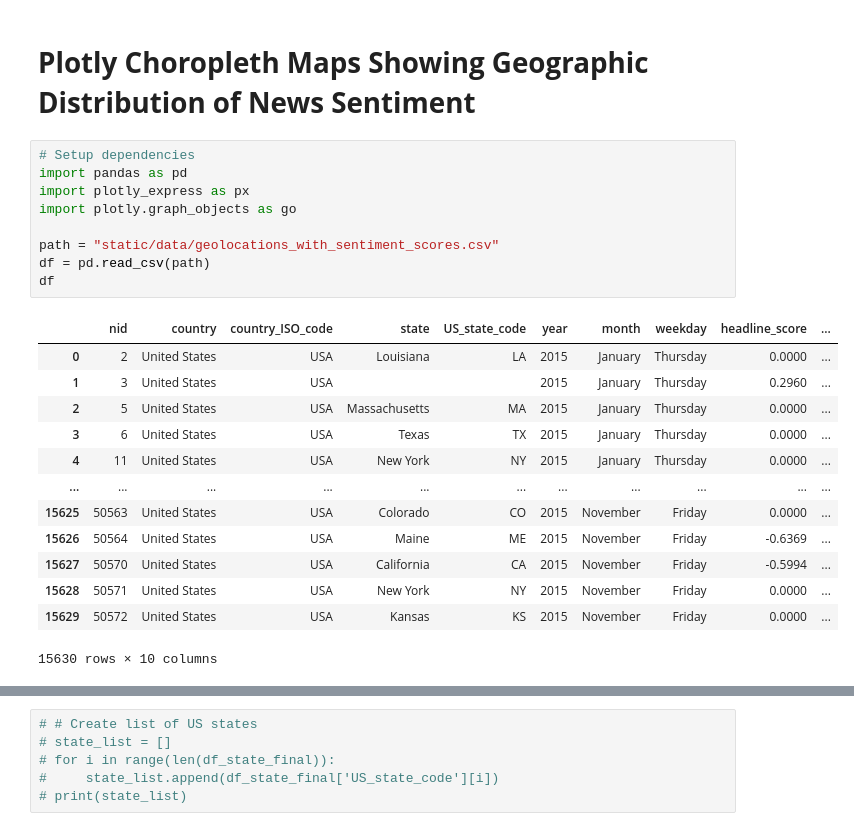
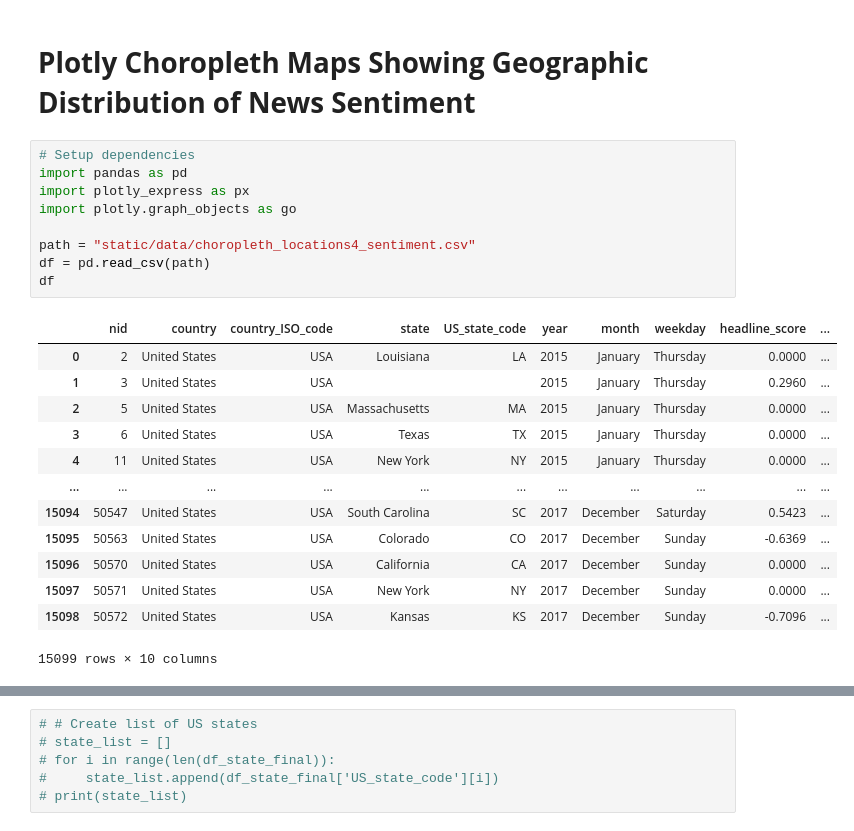
Before and after one commit to iCode13/News-Sentiment-Analysis-App, a Jupyter notebook: news_app/geo_choropleth4_plotly.ipynb, the cells around one changed output, grey strips where cells are left out. Saved outputs shown, nothing was run; the diff lists cells and outputs as text.

```diff
--- a/news_app/geo_choropleth4_plotly.ipynb
+++ b/news_app/geo_choropleth4_plotly.ipynb
@@ -3,24 +3,24 @@
 # %%
 # Setup dependencies
 import pandas as pd
 import plotly_express as px
 import plotly.graph_objects as go
 
-path = "static/data/geolocations_with_sentiment_scores.csv"
+path = "static/data/choropleth_locations4_sentiment.csv"
 df = pd.read_csv(path)
 df
 # %% [output]
 |  | nid | country | country_ISO_code | state | US_state_code | year | month | weekday | headline_score | ... |
 | 0 | 2 | United States | USA | Louisiana | LA | 2015 | January | Thursday | 0.0000 | ... |
 | 1 | 3 | United States | USA |  |  | 2015 | January | Thursday | 0.2960 | ... |
 | 2 | 5 | United States | USA | Massachusetts | MA | 2015 | January | Thursday | 0.0000 | ... |
 | 3 | 6 | United States | USA | Texas | TX | 2015 | January | Thursday | 0.0000 | ... |
 | 4 | 11 | United States | USA | New York | NY | 2015 | January | Thursday | 0.0000 | ... |
 | ... | ... | ... | ... | ... | ... | ... | ... | ... | ... | ... |
-| 15625 | 50563 | United States | USA | Colorado | CO | 2015 | November | Friday | 0.0000 | ... |
-| 15626 | 50564 | United States | USA | Maine | ME | 2015 | November | Friday | -0.6369 | ... |
-| 15627 | 50570 | United States | USA | California | CA | 2015 | November | Friday | -0.5994 | ... |
-| 15628 | 50571 | United States | USA | New York | NY | 2015 | November | Friday | 0.0000 | ... |
-| 15629 | 50572 | United States | USA | Kansas | KS | 2015 | November | Friday | 0.0000 | ... |
+| 15094 | 50547 | United States | USA | South Carolina | SC | 2017 | December | Saturday | 0.5423 | ... |
+| 15095 | 50563 | United States | USA | Colorado | CO | 2017 | December | Sunday | -0.6369 | ... |
+| 15096 | 50570 | United States | USA | California | CA | 2017 | December | Sunday | 0.0000 | ... |
+| 15097 | 50571 | United States | USA | New York | NY | 2017 | December | Sunday | 0.0000 | ... |
+| 15098 | 50572 | United States | USA | Kansas | KS | 2017 | December | Sunday | -0.7096 | ... |
-15630 rows × 10 columns
+15099 rows × 10 columns
 # %%
```
Also changed, not shown: parts of 5 cells of this notebook, 4 other files.
